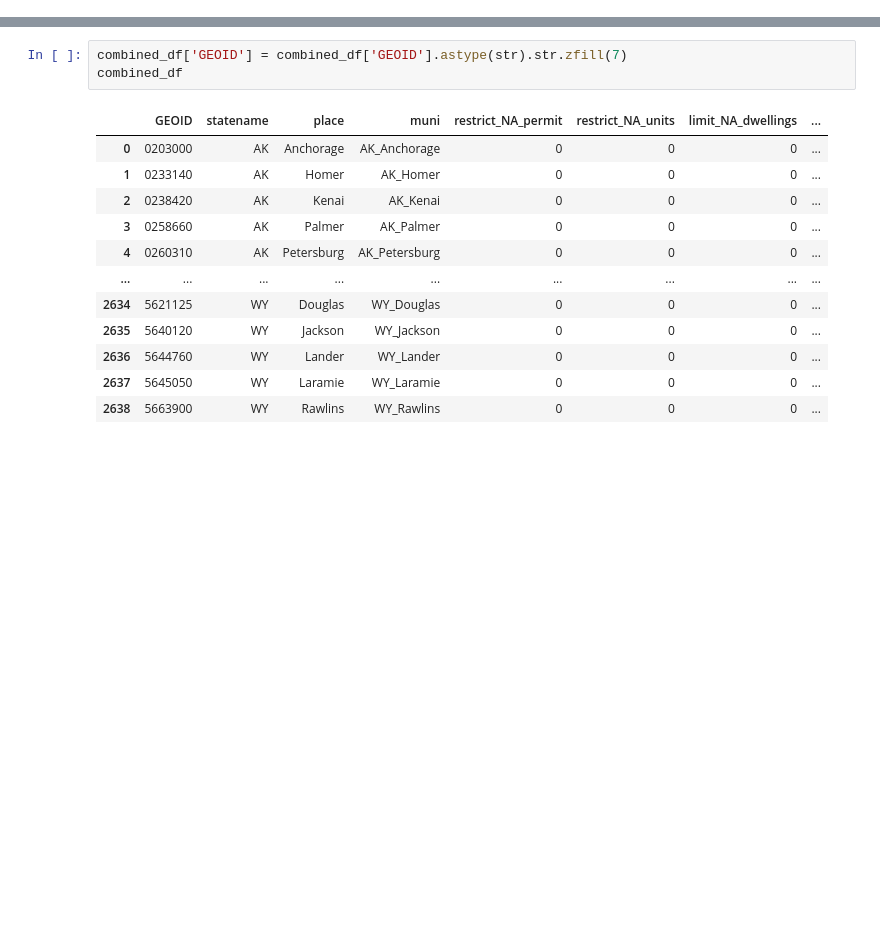
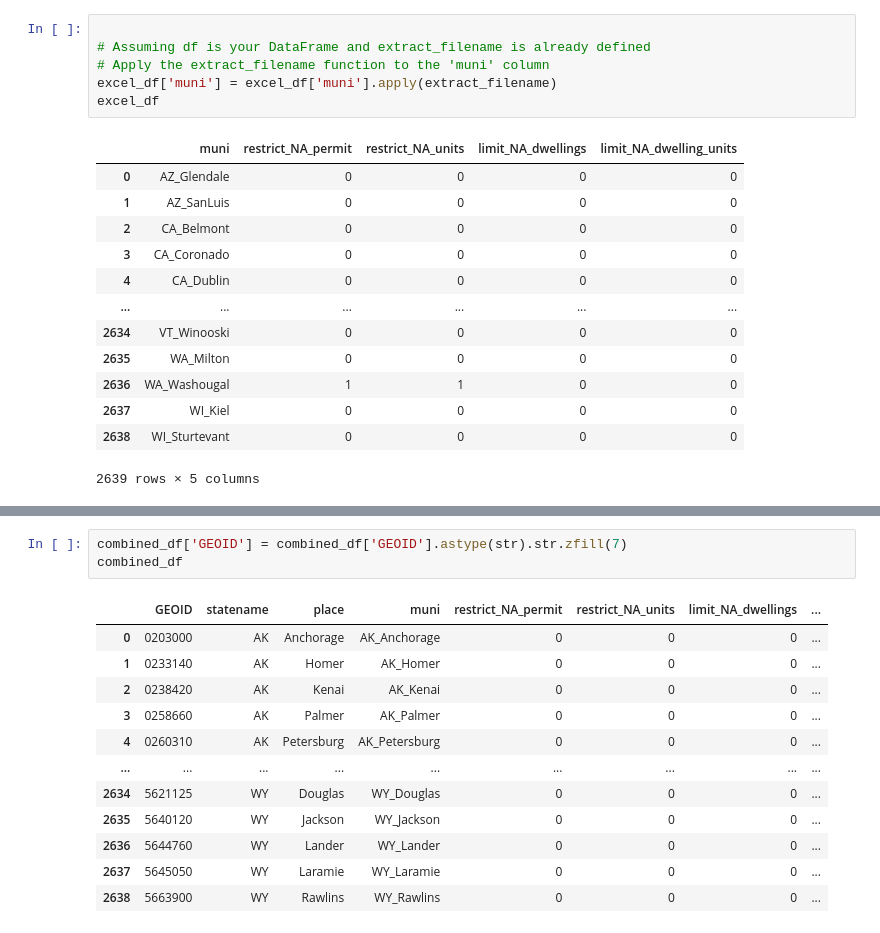
Before and after one commit to WilliamClintC/NZLUD_Checker, a Jupyter notebook: Mapper_aug12.ipynb, the cells around one changed output, grey strips where cells are left out. Saved outputs shown, nothing was run; the diff lists cells and outputs as text; blank space fills up the shorter version.

```diff
--- a/Mapper_aug12.ipynb
+++ b/Mapper_aug12.ipynb
@@ -72,0 +67,20 @@ combined_df
+# %%
+
+# Assuming df is your DataFrame and extract_filename is already defined
+# Apply the extract_filename function to the 'muni' column
+excel_df['muni'] = excel_df['muni'].apply(extract_filename)
+excel_df
+# %% [output]
+|  | muni | restrict_NA_permit | restrict_NA_units | limit_NA_dwellings | limit_NA_dwelling_units |
+| 0 | AZ_Glendale | 0 | 0 | 0 | 0 |
+| 1 | AZ_SanLuis | 0 | 0 | 0 | 0 |
+| 2 | CA_Belmont | 0 | 0 | 0 | 0 |
+| 3 | CA_Coronado | 0 | 0 | 0 | 0 |
+| 4 | CA_Dublin | 0 | 0 | 0 | 0 |
+| ... | ... | ... | ... | ... | ... |
+| 2634 | VT_Winooski | 0 | 0 | 0 | 0 |
+| 2635 | WA_Milton | 0 | 0 | 0 | 0 |
+| 2636 | WA_Washougal | 1 | 1 | 0 | 0 |
+| 2637 | WI_Kiel | 0 | 0 | 0 | 0 |
+| 2638 | WI_Sturtevant | 0 | 0 | 0 | 0 |
+2639 rows × 5 columns
```
Also changed, not shown: parts of 7 cells of this notebook.
